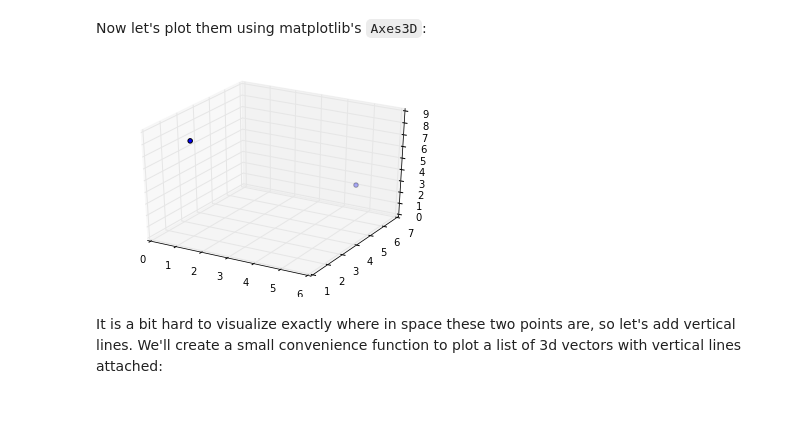
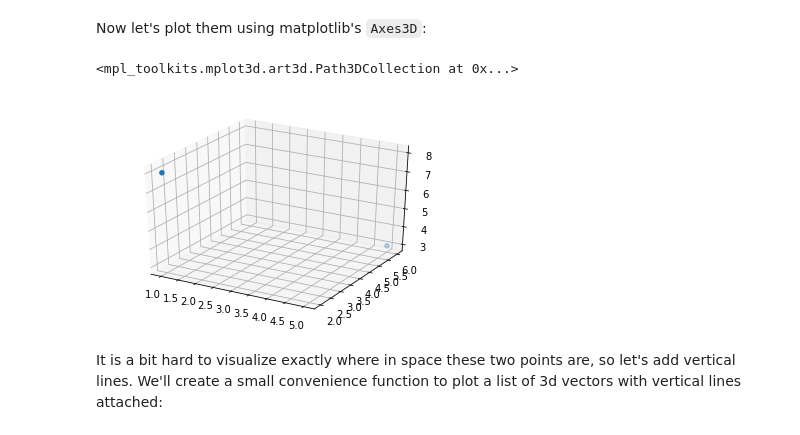
Before and after one commit to cloudxlab/ml, a Jupyter notebook: machine_learning/math_linear_algebra.ipynb, the cells around one changed output. Drawn from its saved outputs; the diff is of its cells as text; code cells hidden in the pictures.

```diff
--- a/machine_learning/math_linear_algebra.ipynb
+++ b/machine_learning/math_linear_algebra.ipynb
@@ -124,13 +125,14 @@ Now let's plot them using matplotlib's `Axes3D`:
 # %%
 from mpl_toolkits.mplot3d import Axes3D
 
 subplot3d = plt.subplot(111, projection='3d')
 x_coords, y_coords, z_coords = zip(a,b)
 subplot3d.scatter(x_coords, y_coords, z_coords)
-subplot3d.set_zlim3d([0, 9])
-plt.show()
+# subplot3d.set_zlim3d([0, 9])
+# plt.show()
 # %% [output]
+<mpl_toolkits.mplot3d.art3d.Path3DCollection at 0x...>
-[figure, old version]
+[figure, new version]
 # %% [markdown]
 It is a bit hard to visualize exactly where in space these two points are, so let's add vertical lines. We'll create a small convenience function to plot a list of 3d vectors with vertical lines attached:
 # %%
```
Also changed, not shown: parts of 12 cells of this notebook.
